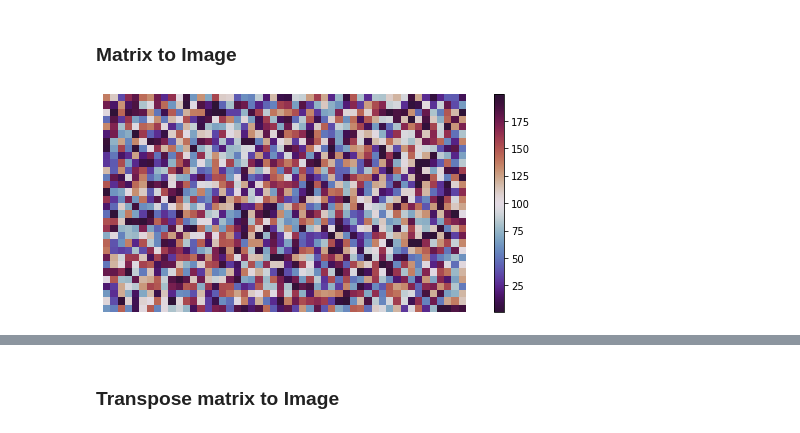
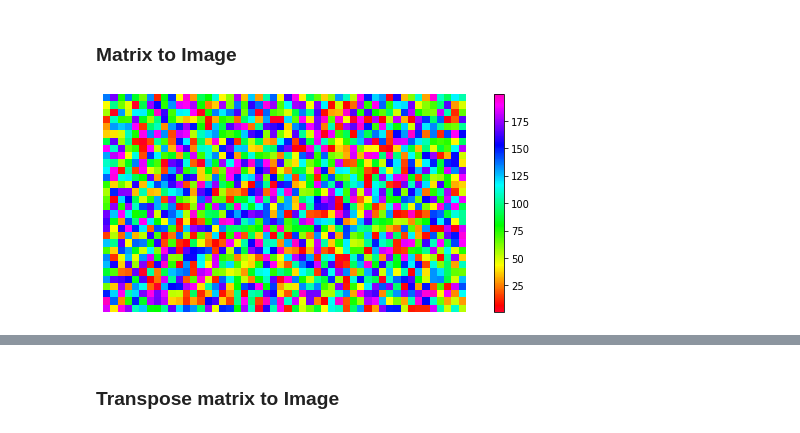
Before and after one commit to msameeruddin/Data-Analysis-Python, a Jupyter notebook: 8_DA_Image_da/image_data_analysis.ipynb, the cells around one changed output, grey strips where cells are left out. Drawn from its saved outputs; the diff is of its cells as text; code cells hidden in the pictures.

```diff
--- a/8_DA_Image_da/image_data_analysis.ipynb
+++ b/8_DA_Image_da/image_data_analysis.ipynb
@@ -117,12 +135,12 @@ big_mat.shape
 ### Matrix to Image
 # %%
 plt.figure(figsize=(10, 4))
-image_mat = plt.imshow(big_mat, cmap='twilight_shifted')
+image_mat = plt.imshow(big_mat, cmap='gist_rainbow')
 plt.colorbar(image_mat)
 plt.axis("off")
 plt.show()
 # %% [output]
-[figure, old version]
+[figure, new version]
 # %%
 sorted_mat = np.sort(big_mat)
 # %%
```
Also changed, not shown: parts of 21 cells of this notebook, 21 other files.
